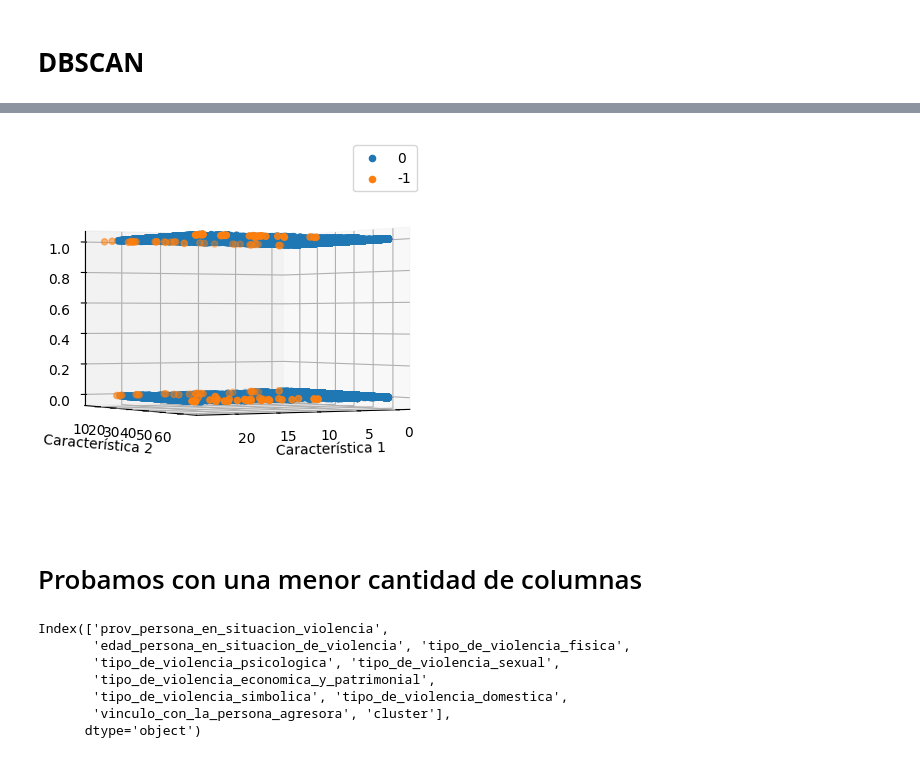
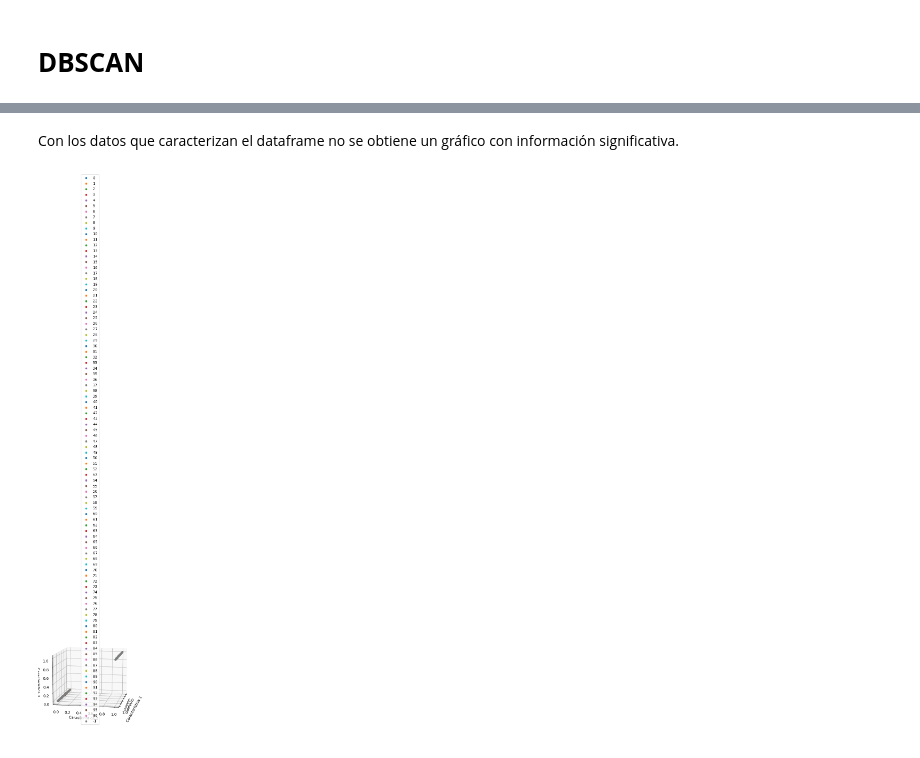
Before and after one commit to MariaGabriela87/Data-science, a Jupyter notebook: Linea_144_cuarta_entrega.ipynb, the cells around one changed output, grey strips where cells are left out. Saved outputs shown, nothing was run; the diff lists cells and outputs as text; code cells hidden in the pictures.

```diff
--- a/Linea_144_cuarta_entrega.ipynb
+++ b/Linea_144_cuarta_entrega.ipynb
@@ -220,0 +353,9 @@ for column in df_final.columns[:-1]:
+# %%
+kmeans2 = KMeans(n_clusters=7, random_state=0)
+
+kmeans2.fit(X2)
+
+y_means2 = kmeans2.fit_predict(X2)
+
+centroids2 = kmeans2.cluster_centers_
+labels2 = kmeans2.labels_
@@ -220,0 +389,4 @@ for column in df_final.columns[:-1]:
+# %%
+df_normalizado['cluster2'] = kmeans2.labels_
+pd.set_option('display.max_columns', None)
+df_normalizado.groupby('cluster2').describe()
@@ -249,0 +496,9 @@ plt.show()  # Muestra el gráfico
+# %%
+Xd = df_normalizado.values
+db = DBSCAN(eps=0.1, min_samples=10)
+labels = db.fit_predict(Xd)
+# %%
+labels_db = db.labels_
+
+n_clusters_db = len(set(labels_db)) - (1 if -1 in labels_db else 0)
+n_noise_db = list(labels_db).count(-1)
@@ -250,40 +525,30 @@ plt.show()  # Muestra el gráfico
+# %% [markdown]
+Con los datos que caracterizan el dataframe no se obtiene un gráfico con información significativa.
 # %%
 from mpl_toolkits.mplot3d import Axes3D
 
-X = df_final.iloc[:, :3].values
+X = df_normalizado.iloc[:, :3].values
 
 # Crea una figura y un subplot 3D
 fig = plt.figure()
 ax = fig.add_subplot(111, projection='3d')
 
 # Grafica los puntos, coloreando según el cluster
 unique_labels = set(labels_db)
 for label in unique_labels:
     # Filtra los puntos de cada cluster
     cluster_points = X[labels_db == label]
 
     # Grafica los puntos del cluster
     ax.scatter(cluster_points[:, 0], cluster_points[:, 1], cluster_points[:, 2], label=label)
 
 # Configura los ejes y la leyenda
 ax.set_xlabel('Característica 1')
 ax.set_ylabel('Característica 2')
 ax.set_zlabel('Característica 3')
 ax.legend()
-ax.view_init(elev=0, azim=60)
+ax.view_init(elev=10, azim=10)
 # Muestra la gráfica
 plt.show()
 # %% [output]
-[figure, old version]
+[figure, new version]
-# %% [markdown]
-# Probamos con una menor cantidad de columnas
-# %%
-df_final.columns
-# %% [output]
-Index(['prov_persona_en_situacion_violencia',
-       'edad_persona_en_situacion_de_violencia', 'tipo_de_violencia_fisica',
-       'tipo_de_violencia_psicologica', 'tipo_de_violencia_sexual',
-       'tipo_de_violencia_economica_y_patrimonial',
-       'tipo_de_violencia_simbolica', 'tipo_de_violencia_domestica',
-       'vinculo_con_la_persona_agresora', 'cluster'],
-      dtype='object')
```
Also changed, not shown: parts of 68 cells of this notebook.
